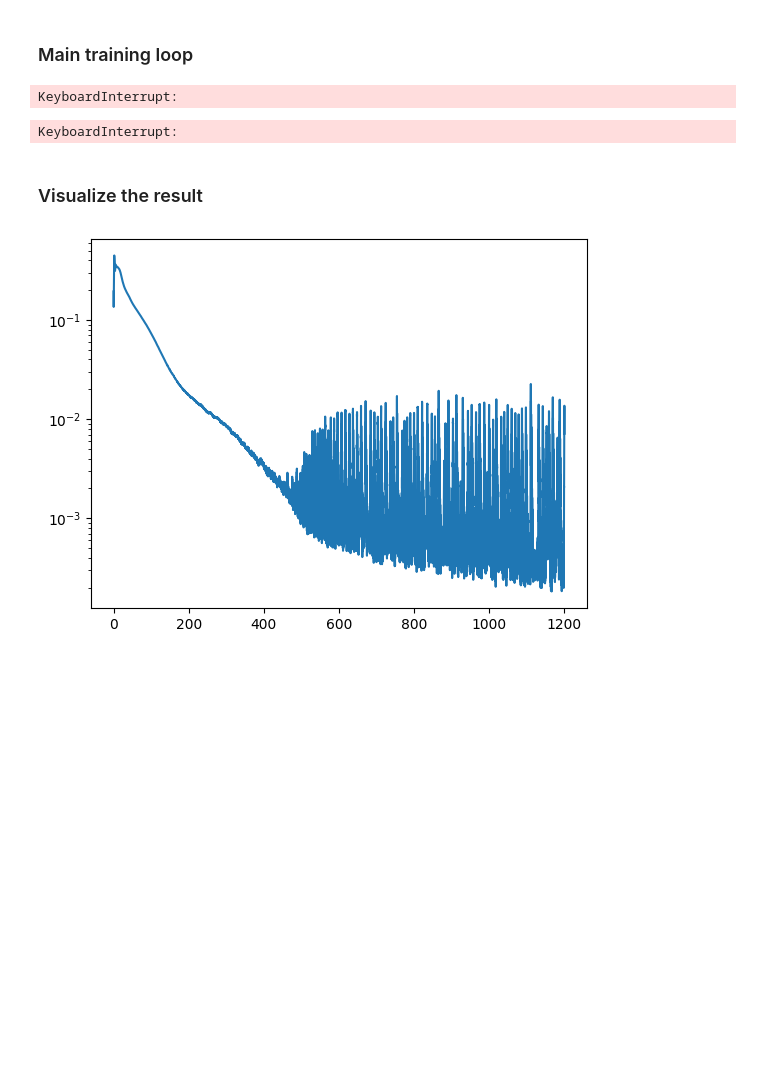
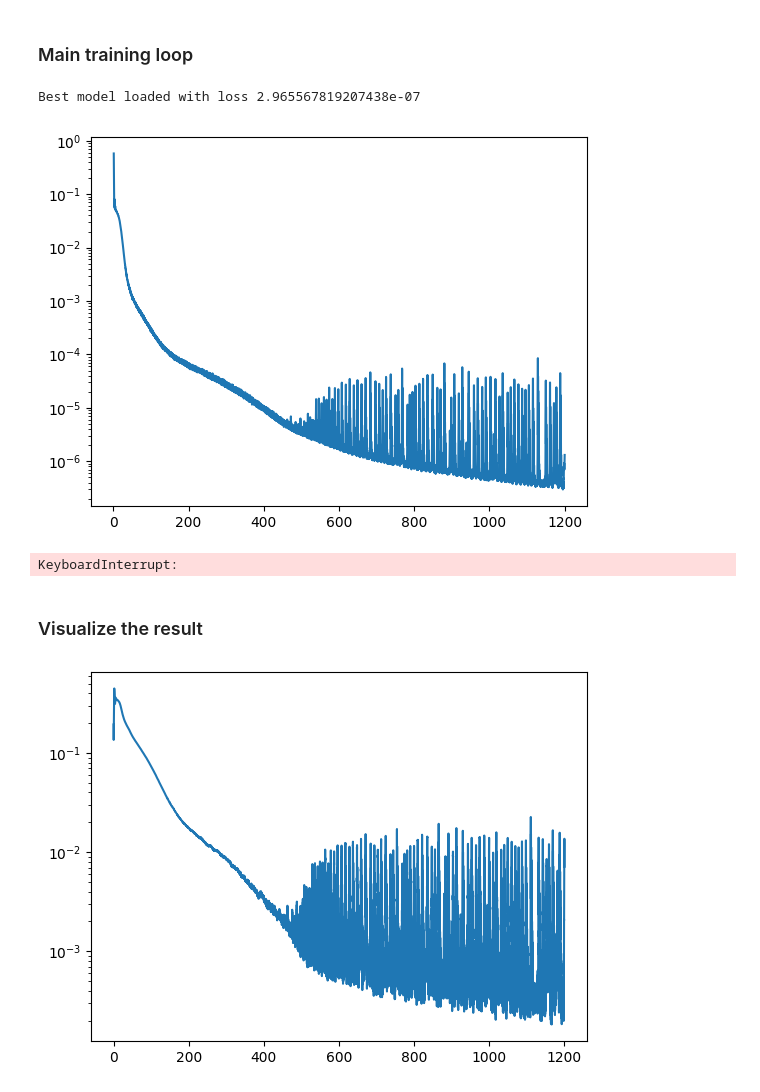
Before and after one commit to JamesAndrewKing/GaussNewtonShapes, a Jupyter notebook: notebooks/catenoid.ipynb, the cells around one changed output. Cells and saved outputs as stored; diff of their text form; code cells hidden in the pictures; blank space fills up the shorter version.

Commit message:
best adam

```diff
--- a/notebooks/catenoid.ipynb
+++ b/notebooks/catenoid.ipynb
@@ -293,8 +293,8 @@ pts_eikonal = torch.cat((pts_space_fixed, pts_boundary))
 pts_surface = pts_boundary
 
 
-loss_weights = {"interface": 1.0, "eikonal": 0.001, "curvature": 1.0}
-# loss_weights = {"interface": 1.0, "eikonal": 0.1, "curvature": 1.0}
+# loss_weights = {"interface": 1.0, "eikonal": 0.001, "curvature": 1.0}
+loss_weights = {"interface": 1.0, "eikonal": 0.1, "curvature": 1.0}
 
 
 config = {
@@ -308,60 +308,78 @@ config = {
 
 model = model.double()
 # %%
+import time
+import copy
+
 model = model.double()
 params = model.params
-loss_over_iters = {}
-distance_over_iters = {}
-chamfer_over_iters = {}
+loss_over_time = {}
+distance_over_time = {}
+chamfer_over_time = {}
+best_loss = float('inf')
+# bounds = torch.tensor([[-1,1], [-1,1], [-1,1]], dtype=torch.float64)
 # Gauss-Newton:
-optim = HandNGD(model, lr=1e-1, config=config)
+# optim = HandNGD(model, lr=1e-1, config=config)
 # Adam:
-# optim = torch.optim.Adam(model.parameters(), lr=1e-3)
+optim = torch.optim.Adam(model.parameters(), lr=1e-3)
 # eikonal weight has to be small compared to h_laplace, see StabEik
-
-for i in (pbar:=trange(10000)):
+start_time = time.time()
+current_time = 0
+for i in (pbar:=trange(100000)):
+    if current_time > 1200:
+        break
     optim.zero_grad()
 
     ## 1) Interface at boundaries
     loss_interface  = 0.5*model.f(params, pts_boundary).square().mean()
 
-    ## 2) Eikonal at boundaries (or everywhere?)
     loss_eikonal  = 0.5*(model.vf_x(params, pts_eikonal).squeeze(1).square().sum(1).sqrt() - 1).square().mean()
 
     if i == 500:
         loss_weights = {"interface": 1.0, "eikonal": 0.0, "curvature": 1.0}
         config["loss_weights"] = loss_weights
         optim.config = config
 
     pts_surface = sample_model_surface_binsearch(model)
     config["pts_surface"] = pts_surface
     optim.config = config
 
     loss_curvature = 0.5*model.v_f_mean_curvature(params, pts_surface).squeeze(1).square().mean()
 
     loss = loss_weights["interface"] * loss_interface + loss_weights["eikonal"] * loss_eikonal + loss_weights["curvature"] * loss_curvature
 
     loss.backward()
     with torch.no_grad():
         loss_metric = loss_interface + loss_curvature
-        distance_over_iters[i] = compute_distance(model.double(), catenoid_level_set, pts_surface, pts_surface_true)
-        chamfer_over_iters[i] = chamfer_disc(model, pts_surface_true)
+        current_time = time.time() - start_time
+        loss_over_time[current_time] = loss_metric.item()
+        distance_over_time[current_time] = compute_distance(model.double(), catenoid_level_set, pts_surface, pts_surface_true)
+        chamfer_over_time[current_time] = chamfer_disc(model, pts_surface_true)
 
+        if loss_metric.item() < best_loss:
+            best_loss = loss_metric.item()
+            best_model_state = copy.deepcopy(model.state_dict())
 
         pbar.set_description(f"interface: {loss_interface.item():.2e} "
                             f"eikonal: {loss_eikonal.item():.2e} "
                             f"curvature: {loss_curvature.item():.2e} "
-                            f"error: {distance_over_iters[i]:.2e} "
+                            # f"laplacian: {loss_laplacian.item():.2e} "
+                            f"error: {chamfer_over_time[current_time]:.2e} "
                             f"{len(pts_surface)}"
                             )
-        loss_over_iters[i] = loss_metric.item()
     optim.step()
 
-plt.plot(loss_over_iters.keys(), loss_over_iters.values())
+# Load the best model after training
+if best_model_state is not None:
+    model.load_state_dict(best_model_state)
+    print(f"Best model loaded with loss {best_loss}")
+
+plt.plot(loss_over_time.keys(), loss_over_time.values())
 plt.semilogy()
 plt.show()
 # %% [output]
-KeyboardInterrupt:
+Best model loaded with loss 2.965567819207438e-07
+[figure, added]
 # %%
 import time
 
```
Also changed, not shown: parts of 1 cell of this notebook, 2 other files.
